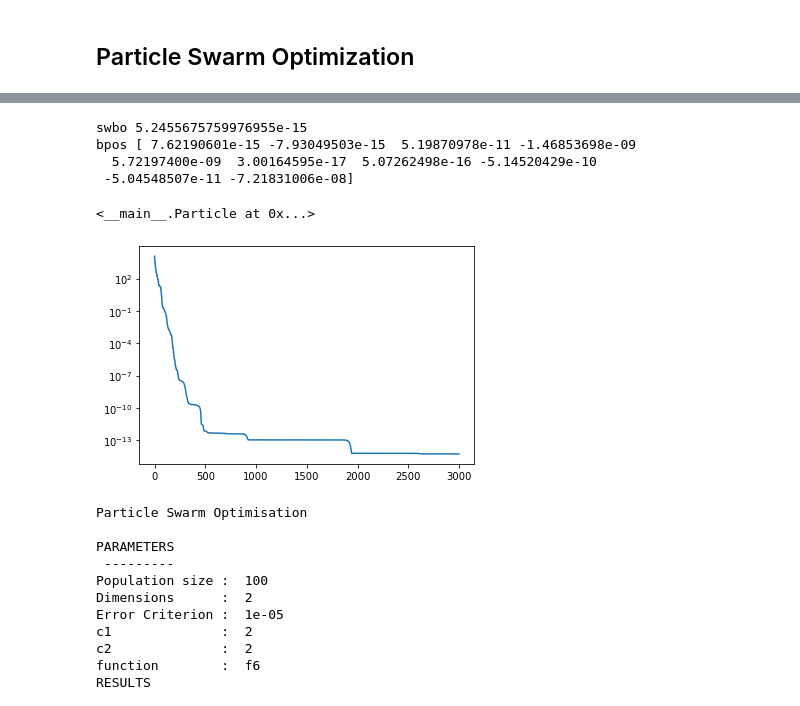
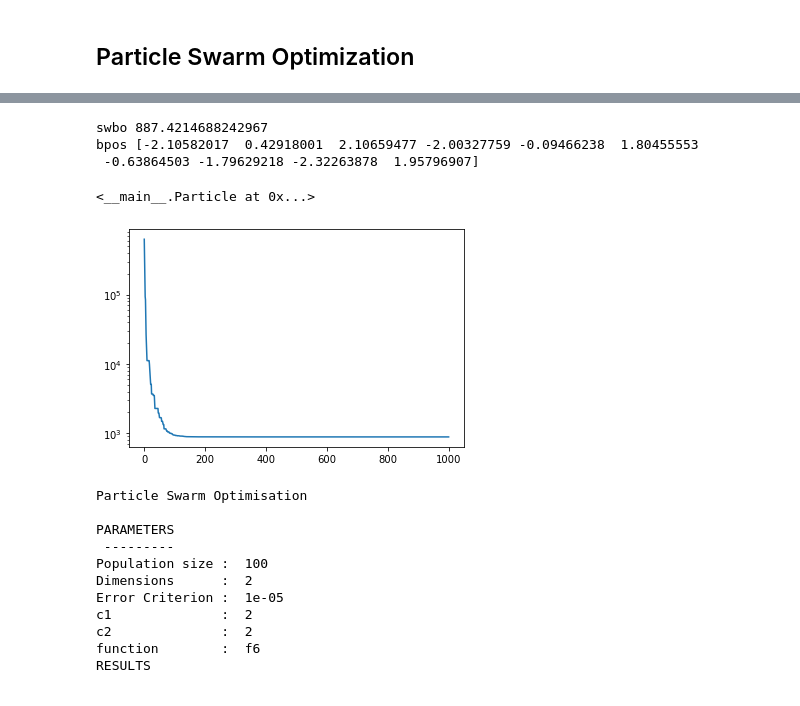
Before and after one commit to KulsoomKamilKhan/F20BC_CW2, a Jupyter notebook: PSO.ipynb, the cells around one changed output, grey strips where cells are left out. Cells and saved outputs as stored; diff of their text form; code cells hidden in the pictures.

```diff
--- a/PSO.ipynb
+++ b/PSO.ipynb
@@ -195,12 +192,11 @@ numpy.ndarray
 # %%
-# RUN THIS
-# confirm fitness and error
-# informant, loop libraries to use
 class Particle:
     """
     Class that represents a candidate solution or a particle in the population of solutions/swarm
 
     Attributes:
+        n_dim - number of dimensions
+        bounds - the maximum and minimum values for the positions and velocities and the initial range for the position
         pos - position of the particle
         vel - velocities of the particle along each dimension
         output - the output of the function run on the particle
@@ -222,11 +218,11 @@ class Particle:
         self.best_output = self.output
 
     # update new particle velocity
-    def update_velocity(self, info_best_pos, swarm_best_pos, eps):
+    def update_velocity(self, info_best_pos, swarm_best_pos):
         alpha = 0.7 # inertia weight to decide the weight to give to the previous velocity value- between 0,1
-        beta = 1.25 # cognative weight
-        gamma =  1.30 # social weight
-        delta = 1.45 # global weight
+        beta = 2 # cognative weight
+        gamma =  0.001 # social weight
+        delta = 1.999 # global weight
 
         for i in range(self.n_dim):
             r1 = np.random.rand() #random.uniform(0,1)
@@ -238,7 +234,7 @@ class Particle:
             informant_best = gamma * r2 * (info_best_pos[i]-self.pos[i])
             global_best = delta * r3 * (swarm_best_pos[i]-self.pos[i])
 
-            self.vel[i]= personal_update + own_best + global_best #+ informant_best
+            self.vel[i] = personal_update + own_best + global_best + informant_best
             if self.vel[i] < self.bounds[4]:
                 self.vel[i] = self.bounds[4]
 
@@ -250,11 +246,11 @@ class Particle:
     # update the particle position based off new velocity updates
     def update_position(self, eps):
         for i in range(self.n_dim): #changed
-            self.pos[i]+= 1 * self.vel[i] #removed eps
+            self.pos[i]+= eps* self.vel[i] #removed eps
              # adjust minimum position if necessary
 #             print(self.pos[i], self.pos[i] < self.bounds[0])
             if self.pos[i] < self.bounds[0]:
-                print("yi",self.pos[i])
+#                 print("yi",self.pos[i])
                 self.pos[i] = self.bounds[0]
 
             # adjust maximum position if necessary
@@ -266,11 +262,11 @@ def get_informants(particles, num_informants):
     ints = np.random.randint(0,len(particles),num_informants)
     informants = np.array([particles[i] for i in ints])
     info_best_pos = np.copy(informants[0].pos)
-    info_best_output = copy.deepcopy(informants[0].output)
+    info_best_output = informants[0].output
 
     for p in particles:
         if p.output < info_best_output:
-            info_best_fitness = p.fitness
+            info_best_output = p.output
             info_best_pos = np.copy(p.pos)
 
     return informants, info_best_pos
@@ -383,12 +379,11 @@ def PSO (funcname,n_dim,num_particles,num_informants,iterations):
 #                 best_outputs[i] = swarm_best.output
 
         for particle in particles:
-            particle.update_velocity(info_best_pos, swarm_best.pos,eps1)
+            particle.update_velocity(info_best_pos, swarm_best.pos)
             particle.update_position(eps1)
 
         best_outputs = np.append(best_outputs,swarm_best.output)
         i+=1
-
 
 #         if err < err_crit:
 #             break
@@ -399,11 +394,10 @@ def PSO (funcname,n_dim,num_particles,num_informants,iterations):
     plt.semilogy(best_outputs)
     return swarm_best
 # %%
-PSO ("a",10,10,6,3000) # PSO (funcname,n_dim,num_particles,num_informants,iterations)
+PSO ("f12",10,100,6,1000) # PSO (funcname,n_dim,num_particles,num_informants,iterations) #27,13,10 see sc alpha 0.7 | got 5 too | 1.94 | 0.79
 # %% [output]
-swbo 5.2455675759976955e-15
-bpos [ 7.62190601e-15 -7.93049503e-15  5.19870978e-11 -1.46853698e-09
-  5.72197400e-09  3.00164595e-17  5.07262498e-16 -5.14520429e-10
- -5.04548507e-11 -7.21831006e-08]
+swbo 887.4214688242967
+bpos [-2.10582017  0.42918001  2.10659477 -2.00327759 -0.09466238  1.80455553
+ -0.63864503 -1.79629218 -2.32263878  1.95796907]
 <__main__.Particle at 0x...>
-[figure, old version]
+[figure, new version]
```
Also changed, not shown: parts of 2 cells of this notebook, 1 other file.
